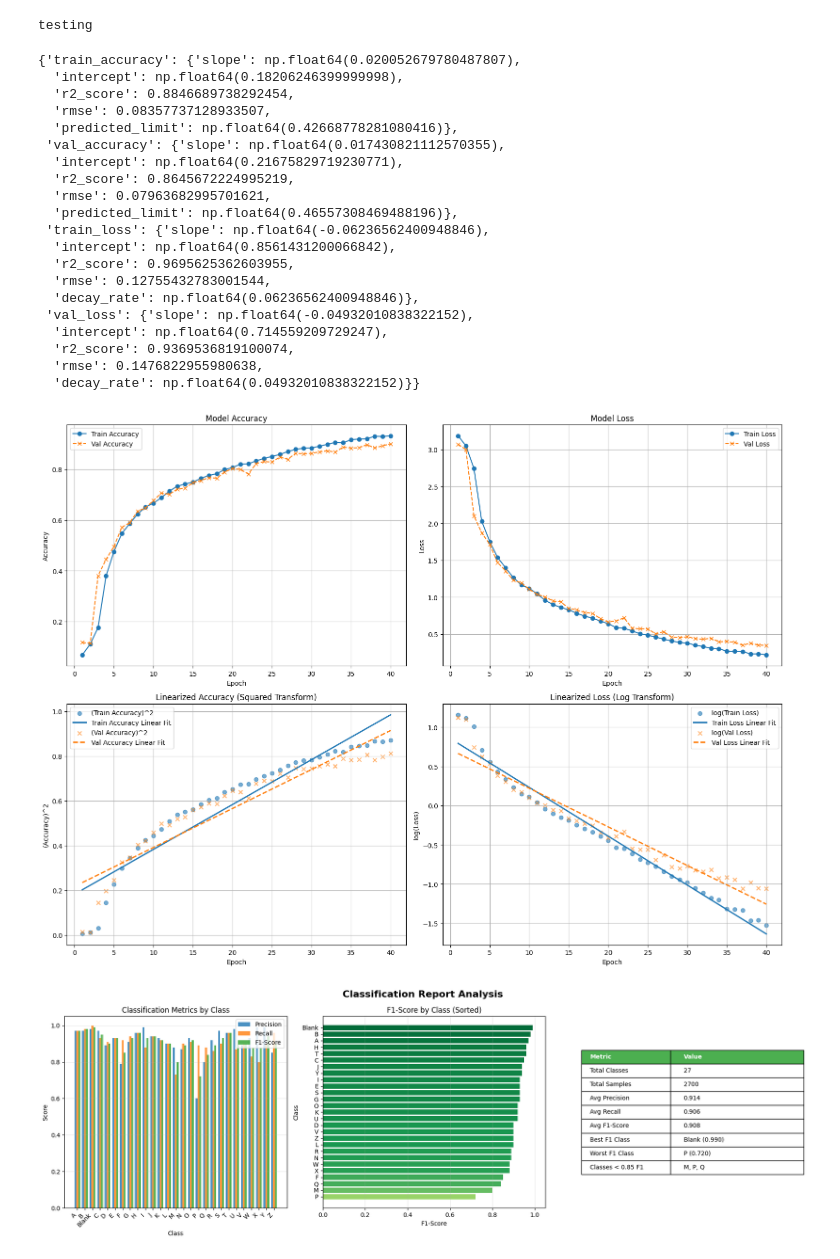
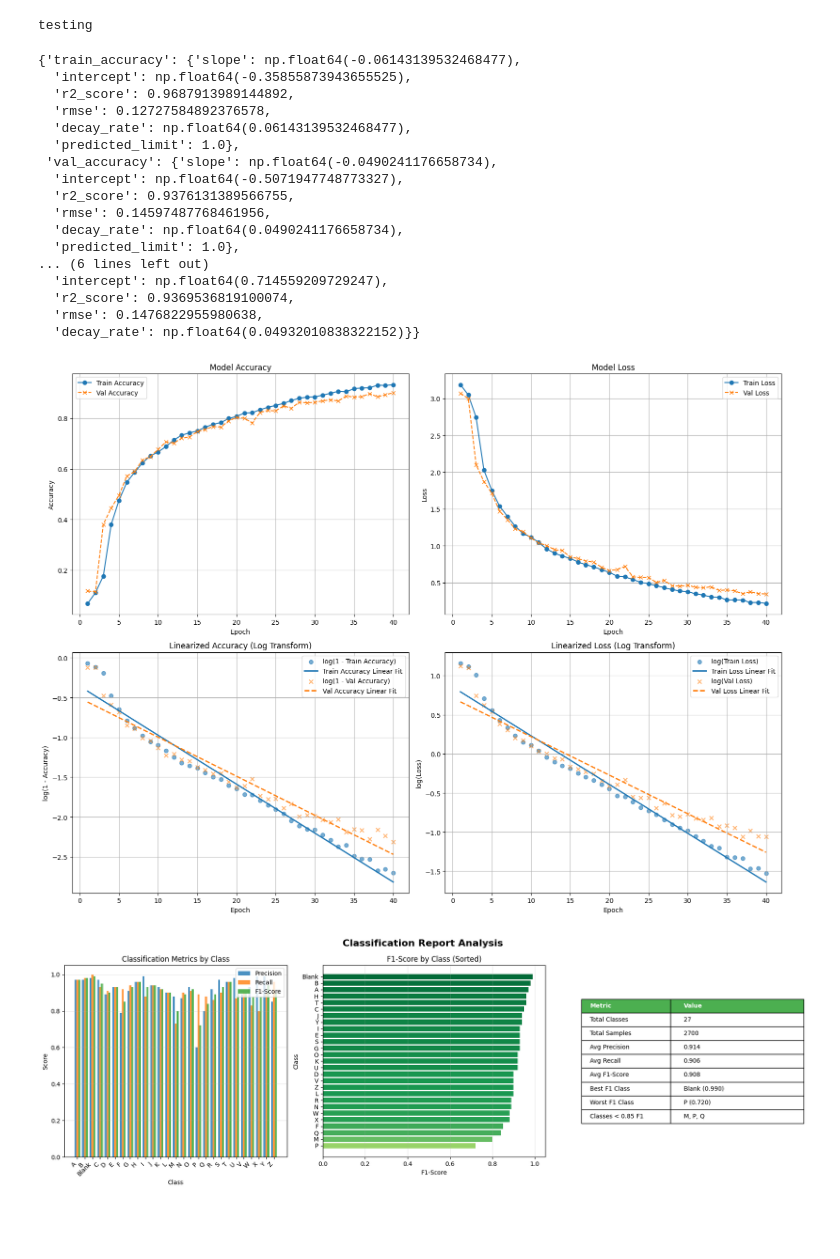
Before and after one commit to A-Arav0307/ASL-project, a Jupyter notebook: Data 1.ipynb, the cells around one changed output. Saved outputs shown, nothing was run; the diff lists cells and outputs as text; code cells hidden in the pictures; blank space fills up the shorter version.

```diff
--- a/Data 1.ipynb
+++ b/Data 1.ipynb
@@ -3,29 +3,26 @@ import Accuracy
 import Classification
 # %%
-Accuracy.acc_det("Data 1 Accuracy.csv","Data 1 Accuracy.png")
+Accuracy2.acc_det("Data 1 Accuracy.csv","Data 1 Accuracy.png")
 # %% [output]
 testing
-{'train_accuracy': {'slope': np.float64(0.020052679780487807),
-  'intercept': np.float64(0.18206246399999998),
-  'r2_score': 0.8846689738292454,
-  'rmse': 0.08357737128933507,
-  'predicted_limit': np.float64(0.42668778281080416)},
- 'val_accuracy': {'slope': np.float64(0.017430821112570355),
-  'intercept': np.float64(0.21675829719230771),
-  'r2_score': 0.8645672224995219,
-  'rmse': 0.07963682995701621,
-  'predicted_limit': np.float64(0.46557308469488196)},
- 'train_loss': {'slope': np.float64(-0.06236562400948846),
-  'intercept': np.float64(0.8561431200066842),
-  'r2_score': 0.9695625362603955,
-  'rmse': 0.12755432783001544,
-  'decay_rate': np.float64(0.06236562400948846)},
- 'val_loss': {'slope': np.float64(-0.04932010838322152),
+{'train_accuracy': {'slope': np.float64(-0.06143139532468477),
+  'intercept': np.float64(-0.35855873943655525),
+  'r2_score': 0.9687913989144892,
+  'rmse': 0.12727584892376578,
+  'decay_rate': np.float64(0.06143139532468477),
+  'predicted_limit': 1.0},
+ 'val_accuracy': {'slope': np.float64(-0.0490241176658734),
+  'intercept': np.float64(-0.5071947748773327),
+  'r2_score': 0.9376131389566755,
+  'rmse': 0.14597487768461956,
+  'decay_rate': np.float64(0.0490241176658734),
+  'predicted_limit': 1.0},
+... (6 lines left out)
   'intercept': np.float64(0.714559209729247),
   'r2_score': 0.9369536819100074,
   'rmse': 0.1476822955980638,
   'decay_rate': np.float64(0.04932010838322152)}}
-[figure, old version]
+[figure, new version]
 # %%
 Classification.plot_classification_report("Data 1 Classification.txt", "Data 1 Classification.png")
 # %% [output]
```
Also changed, not shown: parts of 1 cell of this notebook, 2 other files.
